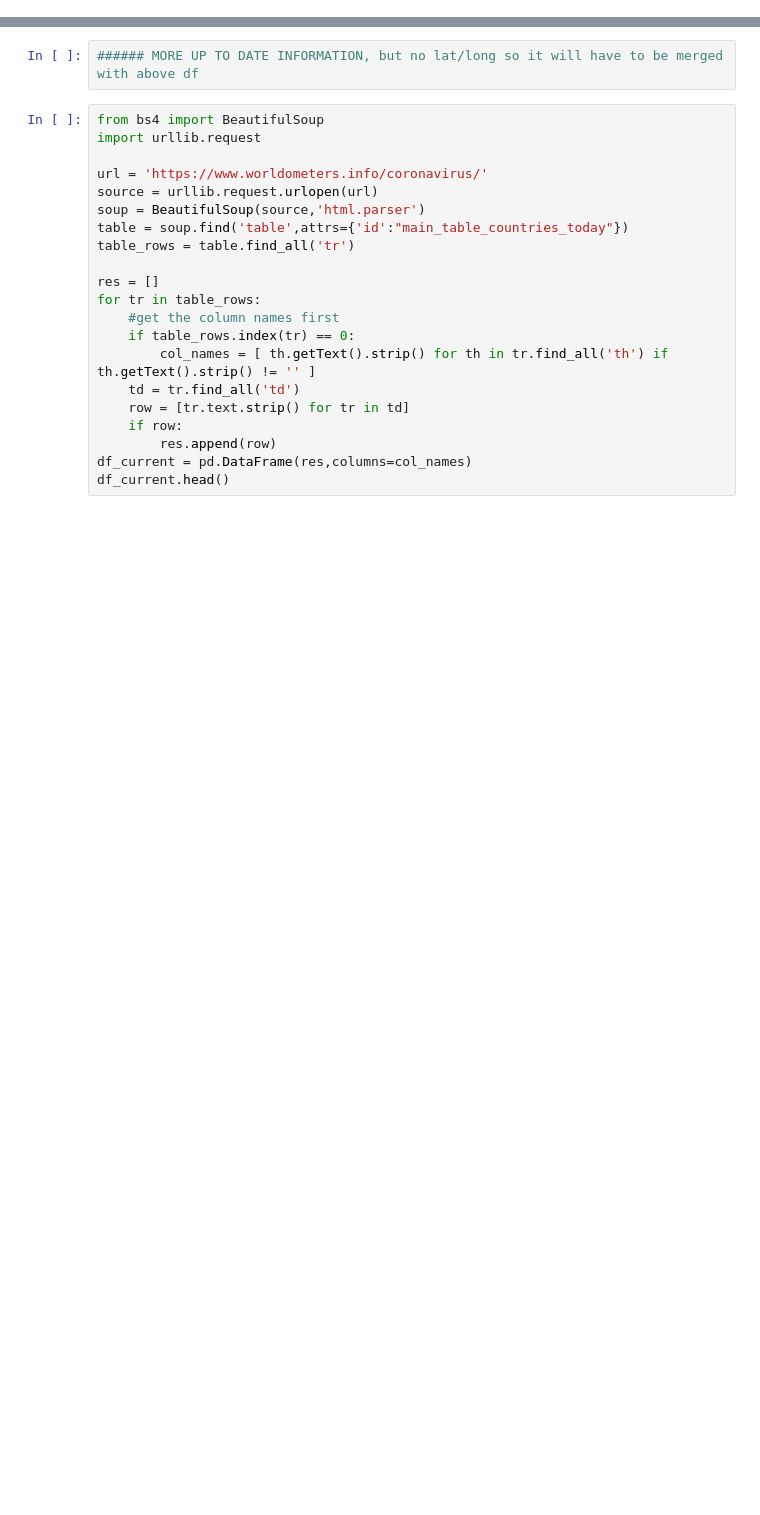
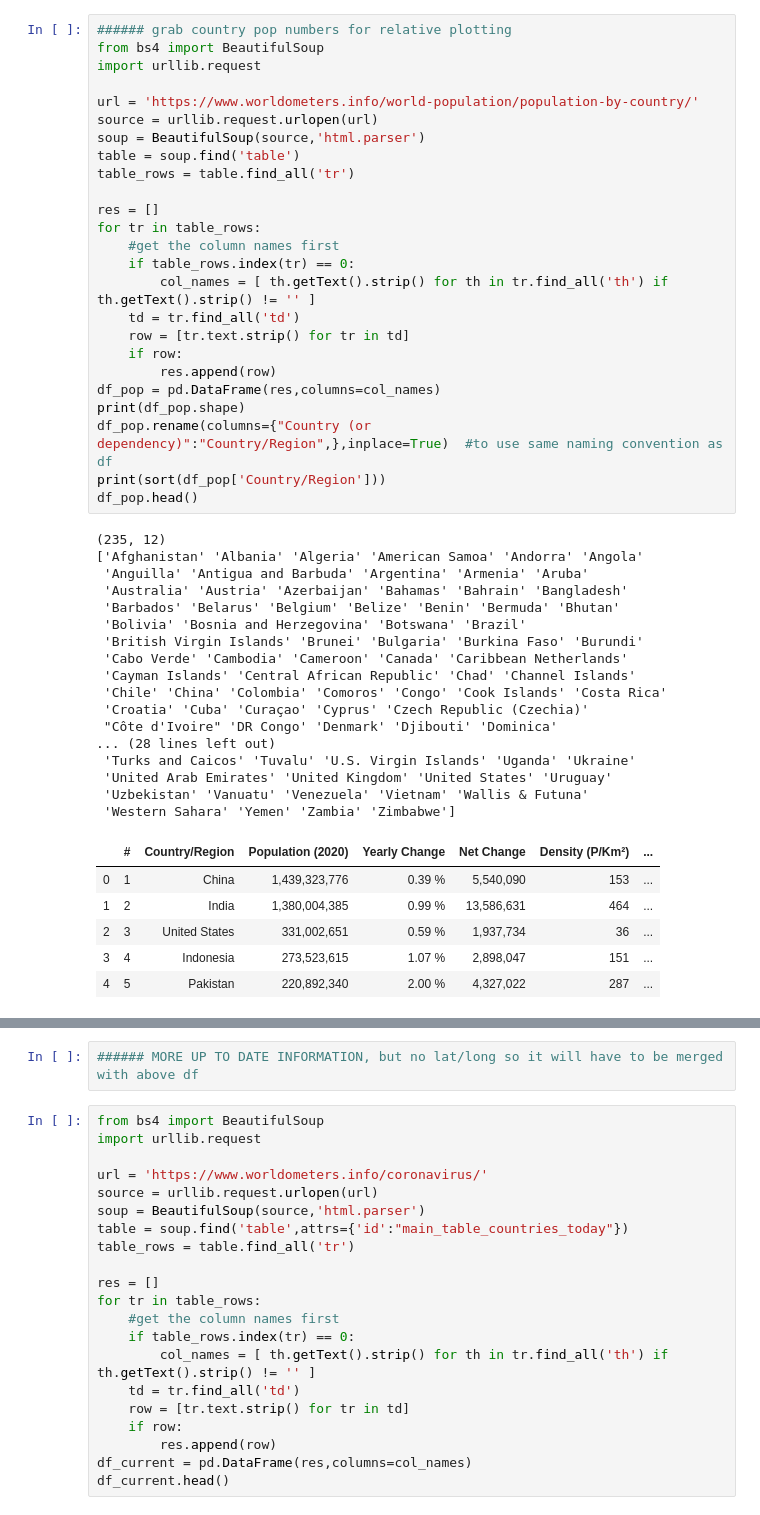
Before and after one commit to neuralabc/COVID-19, a Jupyter notebook: COVID-19_PlotCountryData.ipynb, the cells around one changed output, grey strips where cells are left out. Cells and saved outputs as stored; diff of their text form; blank space fills up the shorter version.

```diff
--- a/COVID-19_PlotCountryData.ipynb
+++ b/COVID-19_PlotCountryData.ipynb
@@ -112,0 +157,49 @@ if social_distancing_date is not None:
+# %%
+###### grab country pop numbers for relative plotting
+from bs4 import BeautifulSoup
+import urllib.request
+
+url = 'https://www.worldometers.info/world-population/population-by-country/'
+source = urllib.request.urlopen(url)
+soup = BeautifulSoup(source,'html.parser')
+table = soup.find('table')
+table_rows = table.find_all('tr')
+
+res = []
+for tr in table_rows:
+    #get the column names first
+    if table_rows.index(tr) == 0:
+        col_names = [ th.getText().strip() for th in tr.find_all('th') if th.getText().strip() != '' ]
+    td = tr.find_all('td')
+    row = [tr.text.strip() for tr in td]
+    if row:
+        res.append(row)
+df_pop = pd.DataFrame(res,columns=col_names)
+print(df_pop.shape)
+df_pop.rename(columns={"Country (or dependency)":"Country/Region",},inplace=True)  #to use same naming convention as df
+print(sort(df_pop['Country/Region']))
+df_pop.head()
+# %% [output]
+(235, 12)
+['Afghanistan' 'Albania' 'Algeria' 'American Samoa' 'Andorra' 'Angola'
+ 'Anguilla' 'Antigua and Barbuda' 'Argentina' 'Armenia' 'Aruba'
+ 'Australia' 'Austria' 'Azerbaijan' 'Bahamas' 'Bahrain' 'Bangladesh'
+ 'Barbados' 'Belarus' 'Belgium' 'Belize' 'Benin' 'Bermuda' 'Bhutan'
+ 'Bolivia' 'Bosnia and Herzegovina' 'Botswana' 'Brazil'
+ 'British Virgin Islands' 'Brunei' 'Bulgaria' 'Burkina Faso' 'Burundi'
+ 'Cabo Verde' 'Cambodia' 'Cameroon' 'Canada' 'Caribbean Netherlands'
+ 'Cayman Islands' 'Central African Republic' 'Chad' 'Channel Islands'
+ 'Chile' 'China' 'Colombia' 'Comoros' 'Congo' 'Cook Islands' 'Costa Rica'
+ 'Croatia' 'Cuba' 'Curaçao' 'Cyprus' 'Czech Republic (Czechia)'
+ "Côte d'Ivoire" 'DR Congo' 'Denmark' 'Djibouti' 'Dominica'
+... (28 lines left out)
+ 'Turks and Caicos' 'Tuvalu' 'U.S. Virgin Islands' 'Uganda' 'Ukraine'
+ 'United Arab Emirates' 'United Kingdom' 'United States' 'Uruguay'
+ 'Uzbekistan' 'Vanuatu' 'Venezuela' 'Vietnam' 'Wallis & Futuna'
+ 'Western Sahara' 'Yemen' 'Zambia' 'Zimbabwe']
+|  | # | Country/Region | Population (2020) | Yearly Change | Net Change | Density (P/Km²) | ... |
+| 0 | 1 | China | 1,439,323,776 | 0.39 % | 5,540,090 | 153 | ... |
+| 1 | 2 | India | 1,380,004,385 | 0.99 % | 13,586,631 | 464 | ... |
+| 2 | 3 | United States | 331,002,651 | 0.59 % | 1,937,734 | 36 | ... |
+| 3 | 4 | Indonesia | 273,523,615 | 1.07 % | 2,898,047 | 151 | ... |
+| 4 | 5 | Pakistan | 220,892,340 | 2.00 % | 4,327,022 | 287 | ... |
```
Also changed, not shown: parts of 17 cells of this notebook.
